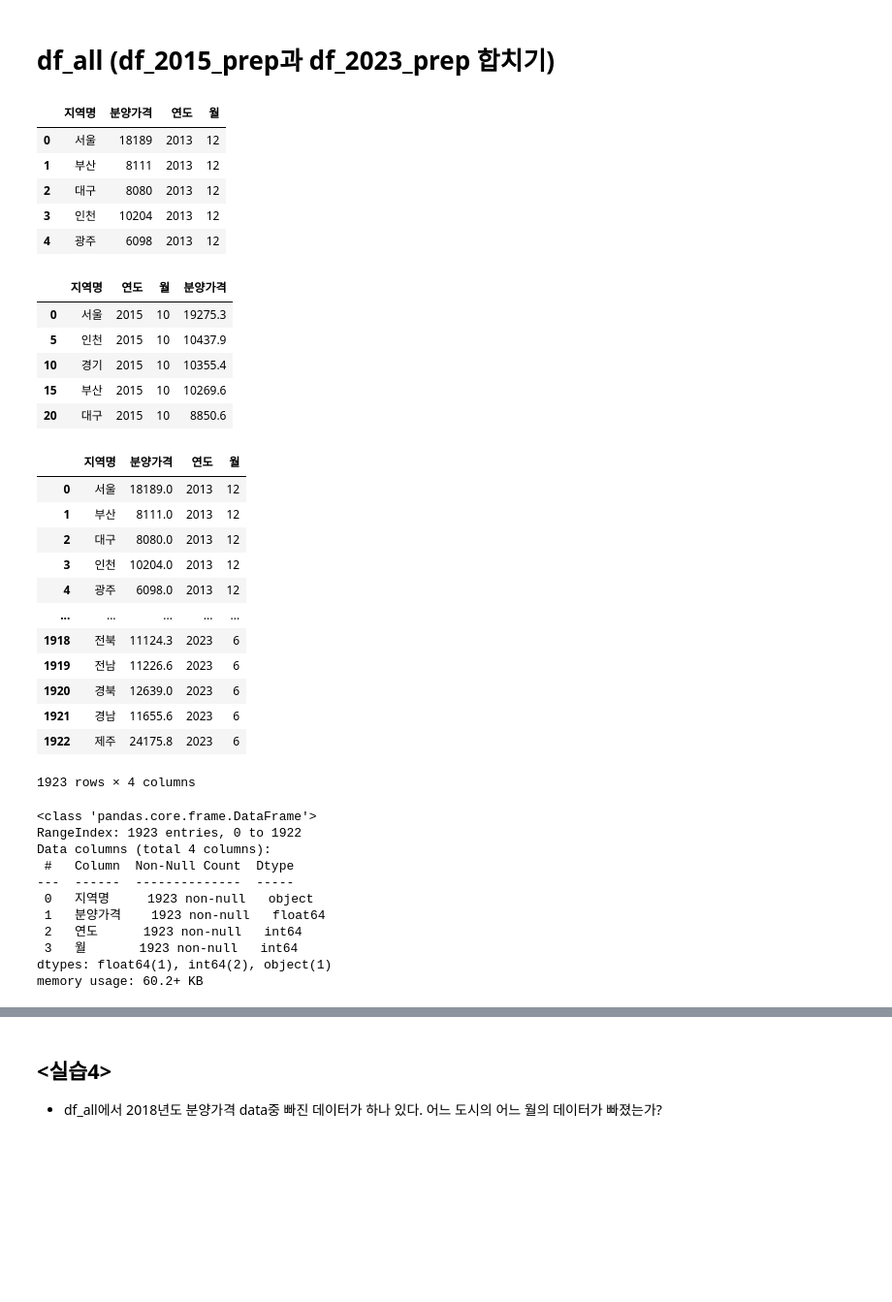
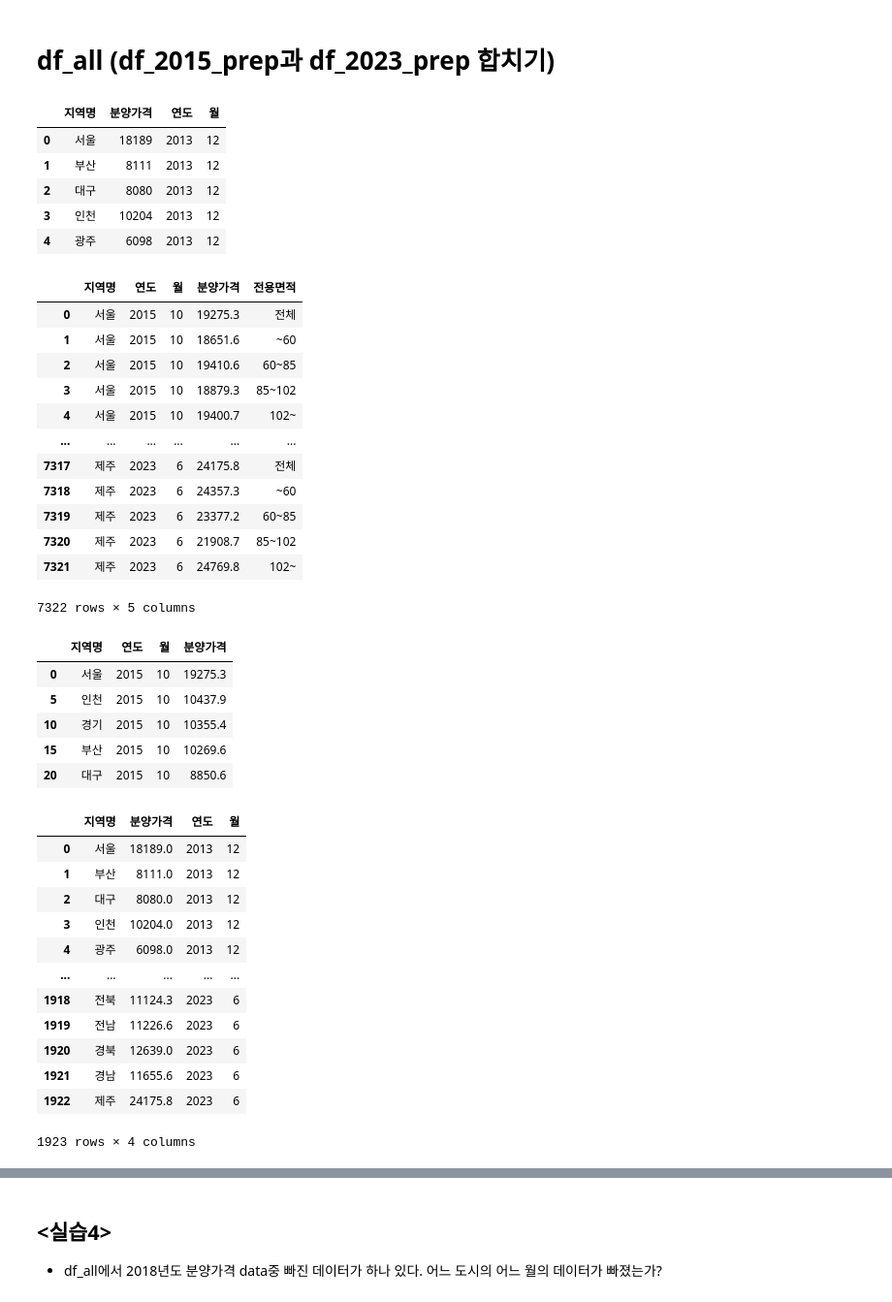
Before and after one commit to Woochang4862/USW-Public-Data-Analysis, a Jupyter notebook: pda_7w/2025_공공데이터분석_7w.ipynb, the cells around one changed output, grey strips where cells are left out. Shown at 97% size. Saved outputs shown, nothing was run; the diff lists cells and outputs as text; code cells hidden in the pictures; blank space fills up the shorter version.

```diff
--- a/pda_7w/2025_공공데이터분석_7w.ipynb
+++ b/pda_7w/2025_공공데이터분석_7w.ipynb
@@ -556,55 +582,58 @@ df_2015_prep
 # %%
 df_2015_prep.head() # 에러시 <9. df_2015 전처리코드 (최종)> 수행
 df_2023_prep=df_prep.copy() # 에러시 <2. df_2023 전처리코드 정리> (최종) 수행
+df_2023_prep
 
 ## df_2023_prep 전용면적 '전체'만 고르기
 if '전용면적' in df_2023_prep.columns:
     df_2023_prep=df_2023_prep.loc[df_2023_prep['전용면적']=='전체'] # df_2015가 전용면적 별 데이터가 없음으로 전체만 선택
     df_2023_prep=df_2023_prep.drop(columns='전용면적')
 df_2023_prep.head()
 
 ## concat
 df_all=pd.concat((df_2015_prep, df_2023_prep), axis=0)
 
 ## reset_index
 df_all=df_all.reset_index(drop=True)
 df_all
 
 df_all.info()
 # %% [output]
 |  | 지역명 | 분양가격 | 연도 | 월 |
 | 0 | 서울 | 18189 | 2013 | 12 |
 | 1 | 부산 | 8111 | 2013 | 12 |
 | 2 | 대구 | 8080 | 2013 | 12 |
 | 3 | 인천 | 10204 | 2013 | 12 |
 | 4 | 광주 | 6098 | 2013 | 12 |
-|  | 지역명 | 연도 | 월 | 분양가격 |
-| 0 | 서울 | 2015 | 10 | 19275.3 |
-| 5 | 인천 | 2015 | 10 | 10437.9 |
-| 10 | 경기 | 2015 | 10 | 10355.4 |
-| 15 | 부산 | 2015 | 10 | 10269.6 |
-| 20 | 대구 | 2015 | 10 | 8850.6 |
+|  | 지역명 | 연도 | 월 | 분양가격 | 전용면적 |
+| 0 | 서울 | 2015 | 10 | 19275.3 | 전체 |
+| 1 | 서울 | 2015 | 10 | 18651.6 | ~60 |
+| 2 | 서울 | 2015 | 10 | 19410.6 | 60~85 |
+| 3 | 서울 | 2015 | 10 | 18879.3 | 85~102 |
+| 4 | 서울 | 2015 | 10 | 19400.7 | 102~ |
+| ... | ... | ... | ... | ... | ... |
+| 7317 | 제주 | 2023 | 6 | 24175.8 | 전체 |
+| 7318 | 제주 | 2023 | 6 | 24357.3 | ~60 |
+| 7319 | 제주 | 2023 | 6 | 23377.2 | 60~85 |
+| 7320 | 제주 | 2023 | 6 | 21908.7 | 85~102 |
+| 7321 | 제주 | 2023 | 6 | 24769.8 | 102~ |
+7322 rows × 5 columns
-|  | 지역명 | 분양가격 | 연도 | 월 |
-| 0 | 서울 | 18189.0 | 2013 | 12 |
-| 1 | 부산 | 8111.0 | 2013 | 12 |
-| 2 | 대구 | 8080.0 | 2013 | 12 |
-| 3 | 인천 | 10204.0 | 2013 | 12 |
-| 4 | 광주 | 6098.0 | 2013 | 12 |
-| ... | ... | ... | ... | ... |
-| 1918 | 전북 | 11124.3 | 2023 | 6 |
-| 1919 | 전남 | 11226.6 | 2023 | 6 |
-| 1920 | 경북 | 12639.0 | 2023 | 6 |
-| 1921 | 경남 | 11655.6 | 2023 | 6 |
-| 1922 | 제주 | 24175.8 | 2023 | 6 |
+|  | 지역명 | 연도 | 월 | 분양가격 |
+| 0 | 서울 | 2015 | 10 | 19275.3 |
+| 5 | 인천 | 2015 | 10 | 10437.9 |
+| 10 | 경기 | 2015 | 10 | 10355.4 |
+| 15 | 부산 | 2015 | 10 | 10269.6 |
+| 20 | 대구 | 2015 | 10 | 8850.6 |
-1923 rows × 4 columns
+|  | 지역명 | 분양가격 | 연도 | 월 |
+| 0 | 서울 | 18189.0 | 2013 | 12 |
+| 1 | 부산 | 8111.0 | 2013 | 12 |
+| 2 | 대구 | 8080.0 | 2013 | 12 |
+| 3 | 인천 | 10204.0 | 2013 | 12 |
+| 4 | 광주 | 6098.0 | 2013 | 12 |
+| ... | ... | ... | ... | ... |
+| 1918 | 전북 | 11124.3 | 2023 | 6 |
+| 1919 | 전남 | 11226.6 | 2023 | 6 |
+| 1920 | 경북 | 12639.0 | 2023 | 6 |
+| 1921 | 경남 | 11655.6 | 2023 | 6 |
+| 1922 | 제주 | 24175.8 | 2023 | 6 |
-<class 'pandas.core.frame.DataFrame'>
-RangeIndex: 1923 entries, 0 to 1922
-Data columns (total 4 columns):
- #   Column  Non-Null Count  Dtype
----  ------  --------------  -----
- 0   지역명     1923 non-null   object
- 1   분양가격    1923 non-null   float64
- 2   연도      1923 non-null   int64
- 3   월       1923 non-null   int64
-dtypes: float64(1), int64(2), object(1)
-memory usage: 60.2+ KB
+1923 rows × 4 columns
```
Also changed, not shown: parts of 10 cells of this notebook, 2 other files.
